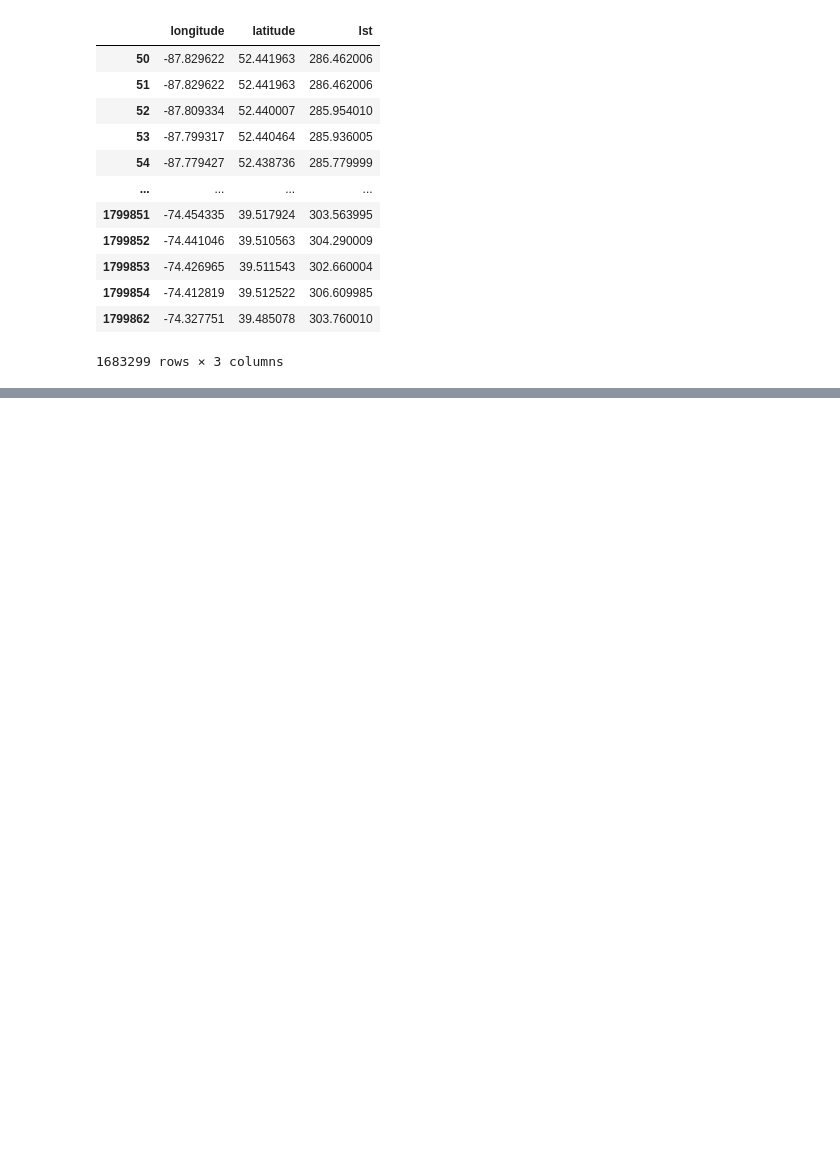
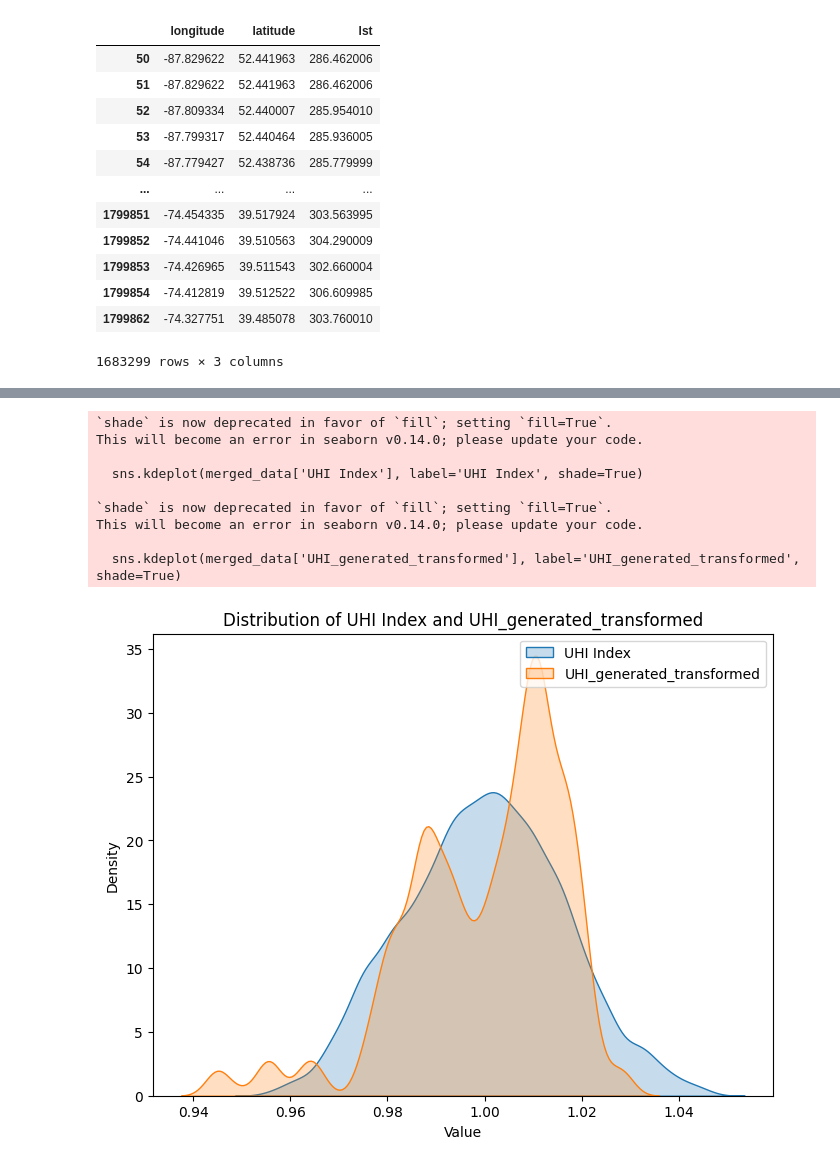
Before and after one commit to pengningyi/EY2025, a Jupyter notebook: src/weather.ipynb, the cells around one changed output, grey strips where cells are left out. Cells and saved outputs as stored; diff of their text form; code cells hidden in the pictures; blank space fills up the shorter version.

```diff
--- a/src/weather.ipynb
+++ b/src/weather.ipynb
@@ -206,0 +529,31 @@ merged_df.head()
+# %%
+
+mean_uhi_index = merged_data['UHI Index'].mean()
+std_uhi_index = merged_data['UHI Index'].std()
+mean_uhi_generated = merged_data['UHI_generated'].mean()
+std_uhi_generated = merged_data['UHI_generated'].std()
+
+a = std_uhi_index / std_uhi_generated
+b = mean_uhi_index - a * mean_uhi_generated
+
+merged_data['UHI_generated_transformed'] = a * merged_data['UHI_generated'] + b
+
+plt.figure(figsize=(8, 6))
+sns.kdeplot(merged_data['UHI Index'], label='UHI Index', shade=True)
+sns.kdeplot(merged_data['UHI_generated_transformed'], label='UHI_generated_transformed', shade=True)
+plt.xlabel('Value')
+plt.ylabel('Density')
+plt.title('Distribution of UHI Index and UHI_generated_transformed')
+plt.legend()
+plt.show()
+# %% [output]
+`shade` is now deprecated in favor of `fill`; setting `fill=True`.
+This will become an error in seaborn v0.14.0; please update your code.
+
+  sns.kdeplot(merged_data['UHI Index'], label='UHI Index', shade=True)
+
+`shade` is now deprecated in favor of `fill`; setting `fill=True`.
+This will become an error in seaborn v0.14.0; please update your code.
+
+  sns.kdeplot(merged_data['UHI_generated_transformed'], label='UHI_generated_transformed', shade=True)
+[figure, added]
```
Also changed, not shown: parts of 12 cells of this notebook, 4 other files.
